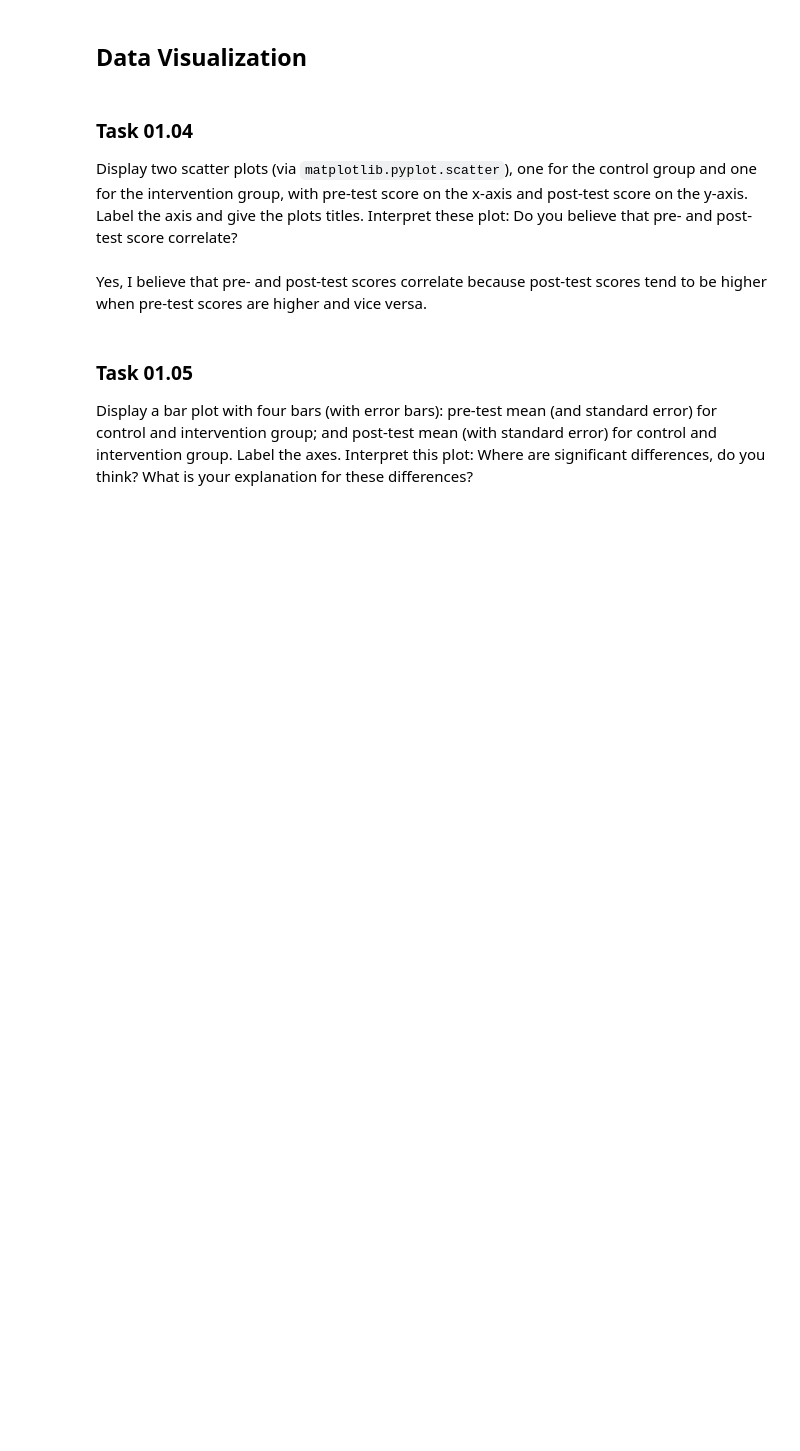
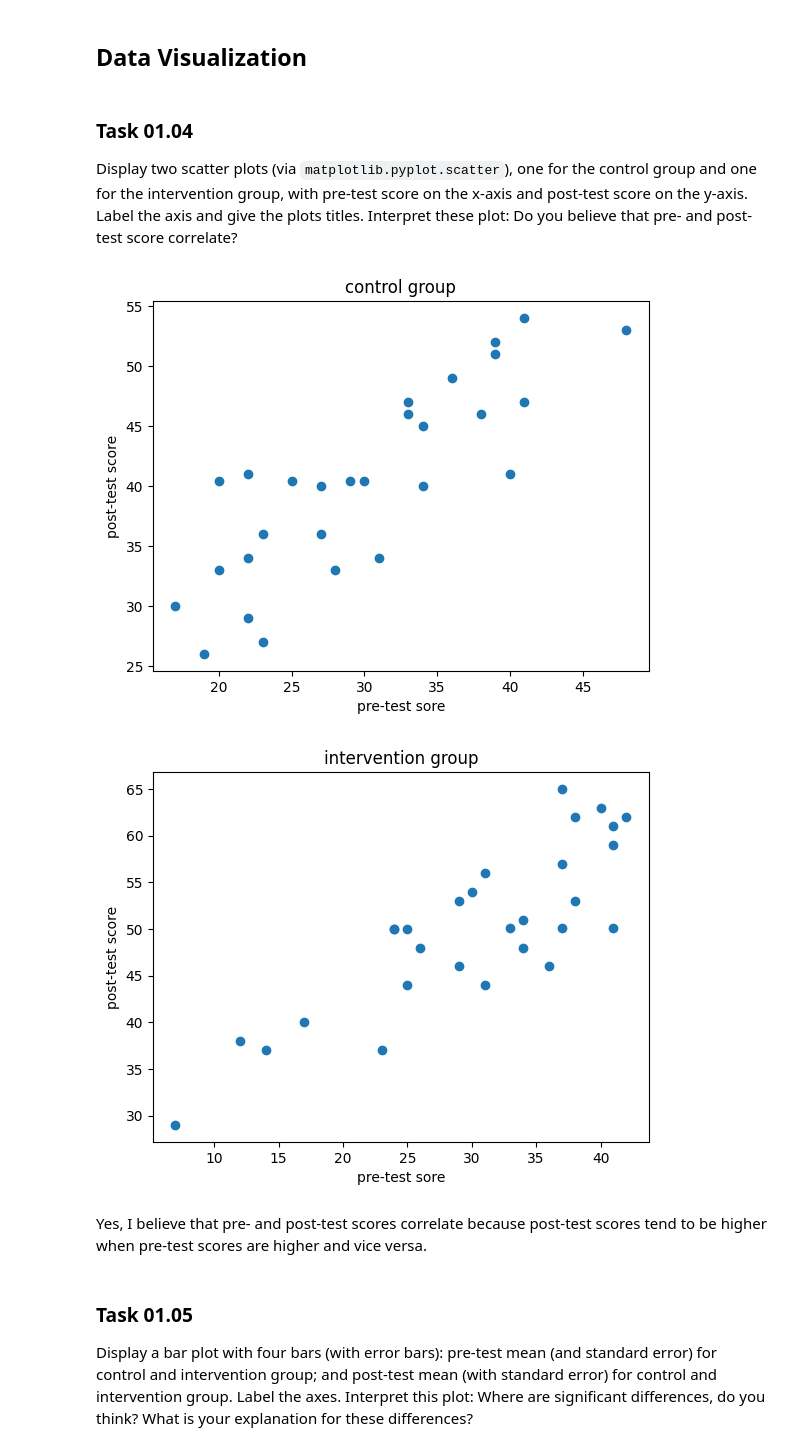
Before and after one commit to bhunecke/data-mining, a Jupyter notebook: sheet01/sheet01.ipynb, the cells around one changed output. Saved outputs shown, nothing was run; the diff lists cells and outputs as text; code cells hidden in the pictures; blank space fills up the shorter version.

```diff
--- a/sheet01/sheet01.ipynb
+++ b/sheet01/sheet01.ipynb
@@ -53,2 +86,14 @@ Write python code to automatically identify outliers, which are defined as any s
 # %% [markdown]
 Print how many points are left in the control group and the intervention group after outlier removal
+# %%
+control_count = 0
+intervention_count = 0
+
+for i in new_X:
+    if (i[1] == 0):
+        control_count = control_count+1
+    else:
+        intervention_count = intervention_count+1
+
+print("number of points in control group:", control_count)
+print("number of points in intervention group:", intervention_count)
@@ -66,6 +200,34 @@ Write python code to impute the missing values (that means: nan values) in the p
 ### Task 01.04
 
 Display two scatter plots (via `matplotlib.pyplot.scatter`), one for the control group and one for the intervention group, with pre-test score on the x-axis and post-test score on the y-axis. Label the axis and give the plots titles. Interpret these plot: Do you believe that pre- and post-test score correlate?
+# %%
+control_group_pre = []
+control_group_post = []
+intervention_group_pre = []
+intervention_group_post = []
+
+for i in new_X:
+    if i[1] == 0:
+        control_group_pre.append(i[2])
+        control_group_post.append(i[3])
+    else:
+        intervention_group_pre.append(i[2])
+        intervention_group_post.append(i[3])
+
+plt.scatter(control_group_pre, control_group_post)
+plt.title("control group")
+plt.xlabel("pre-test sore")
+plt.ylabel("post-test score")
+plt.show()
+
+plt.scatter(intervention_group_pre, intervention_group_post)
+plt.title("intervention group")
+plt.xlabel("pre-test sore")
+plt.ylabel("post-test score")
+plt.show()
+# %% [output]
+[figure, added]
+[figure, added]
 # %% [markdown]
 Yes, I believe that pre- and post-test scores correlate because post-test scores tend to be higher when pre-test scores are higher and vice versa.
 # %% [markdown]
```
Also changed, not shown: parts of 6 cells of this notebook.
